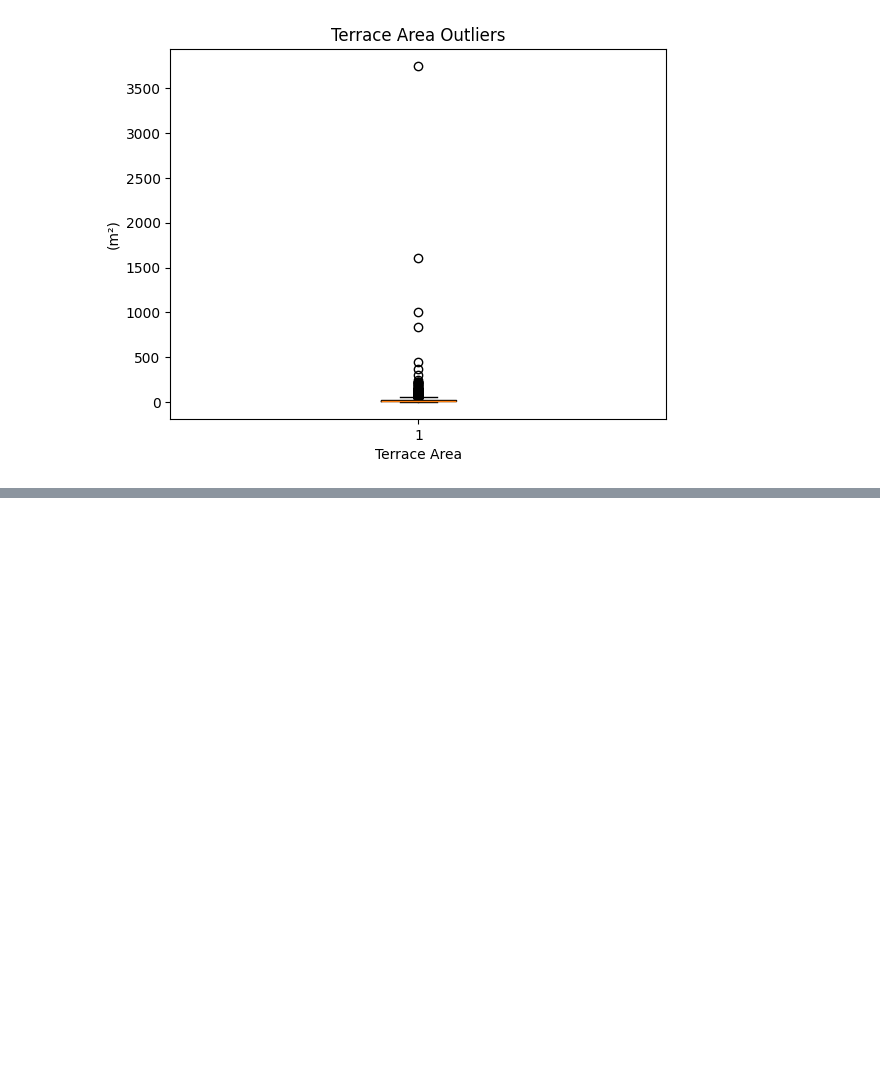
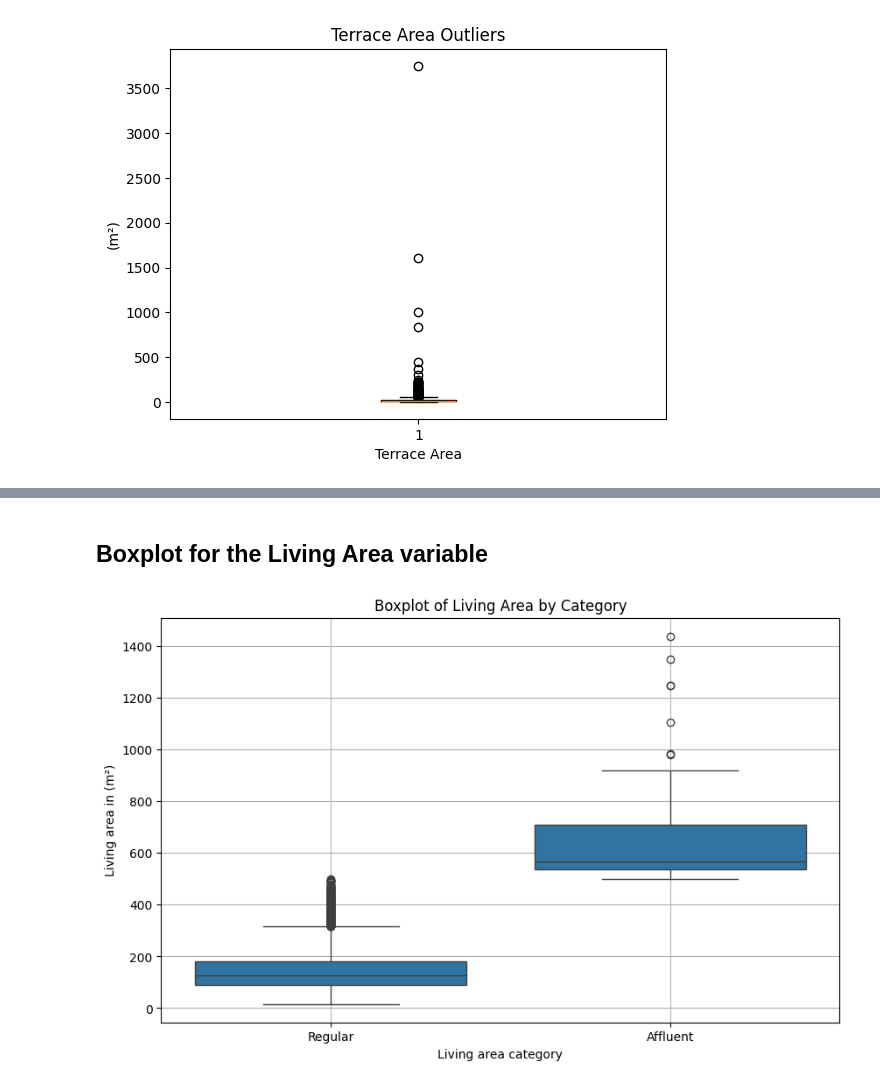
Before and after one commit to Kevin-Van-Hoorebeek/immoeliza_data_analysis, a Jupyter notebook: Analysis/Kev_notebook.ipynb, the cells around one changed output, grey strips where cells are left out. Cells and saved outputs as stored; diff of their text form; code cells hidden in the pictures; blank space fills up the shorter version.

Commit message:
Final update
Boxplot updates

```diff
--- a/Analysis/Kev_notebook.ipynb
+++ b/Analysis/Kev_notebook.ipynb
@@ -260,0 +271,21 @@ plt.show()
+# %% [markdown]
+## Boxplot for the Living Area variable
+# %%
+import seaborn as sns
+
+bins = [0, 500, 1500]
+labels = ['Regular', 'Affluent']
+
+# Categorize the terrace area
+final_data.loc[:, 'Living area category'] = pd.cut(final_data['Living area m²'], bins=bins, labels=labels, right=False)
+
+# Create a boxplot
+plt.figure(figsize=(10, 6))
+sns.boxplot(data=final_data, x='Living area category', y='Living area m²')
+plt.title('Boxplot of Living Area by Category')
+plt.xlabel('Living area category')
+plt.grid(True)
+plt.ylabel('Living area in (m²)')
+plt.show()
+# %% [output]
+[figure, added]
```
Also changed, not shown: parts of 9 cells of this notebook.
